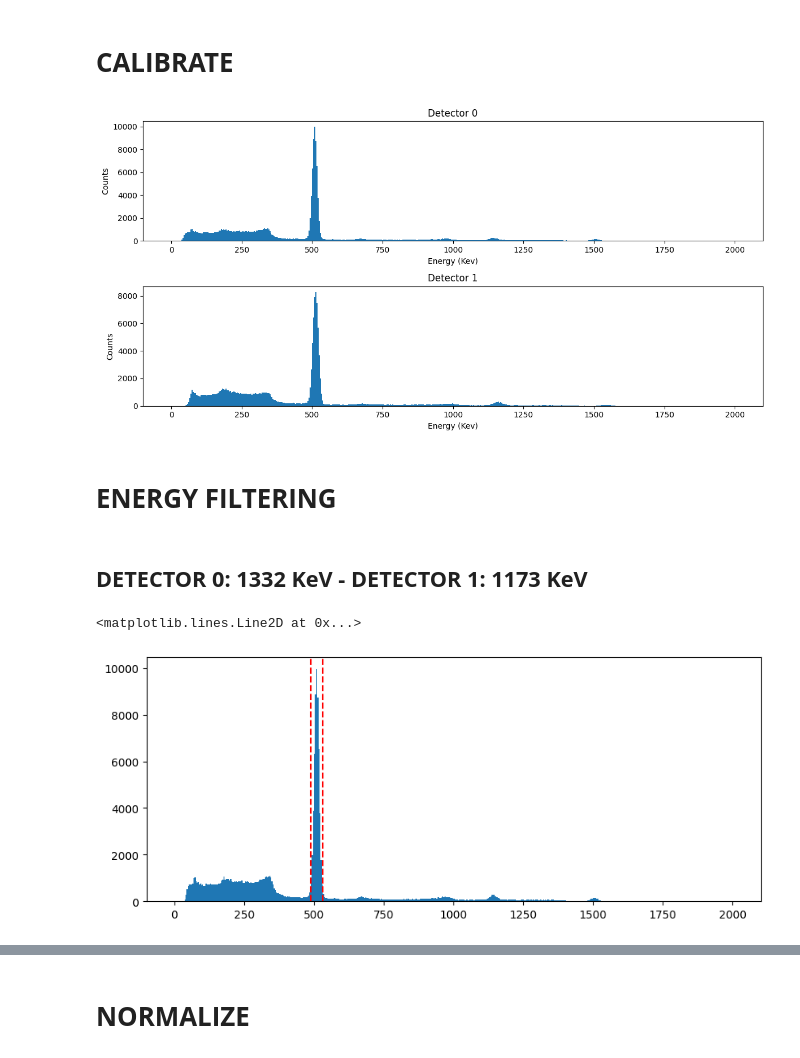
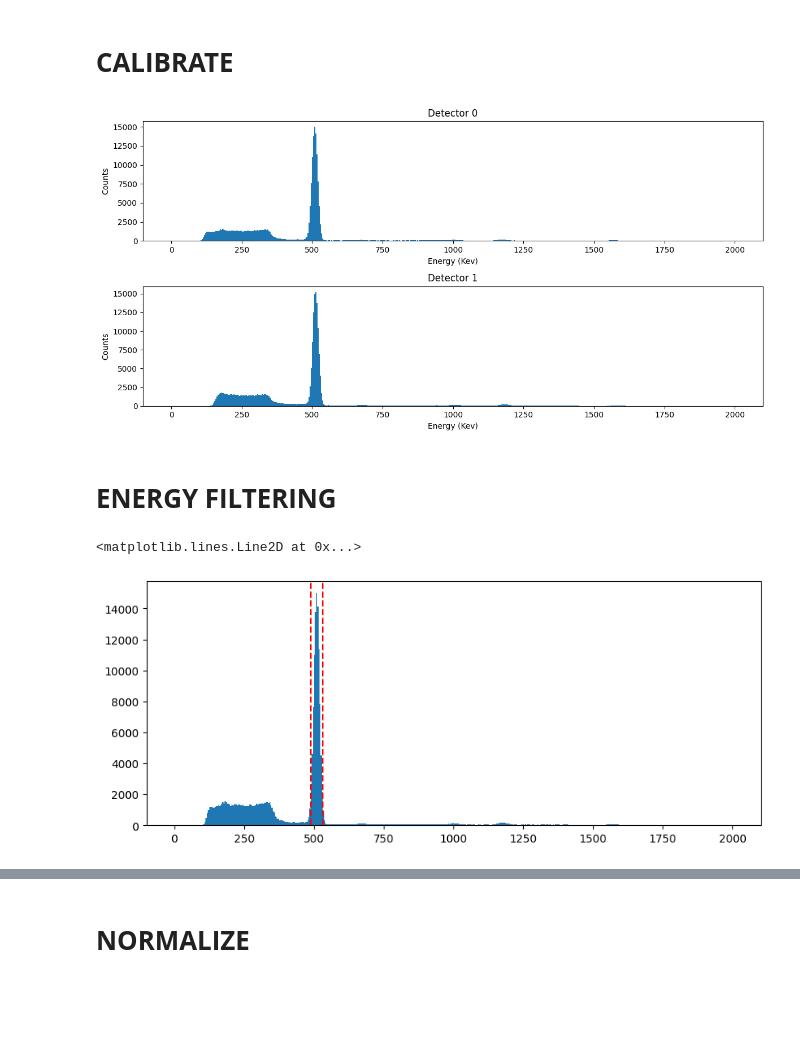
Before and after one commit to wjosefw/MLTiming, a Jupyter notebook: DEEP_TIMING_INITIAL_DATA_PROCESSING.ipynb, the cells around one changed output, grey strips where cells are left out. Drawn from its saved outputs; the diff is of its cells as text; code cells hidden in the pictures; blank space fills up the shorter version.

```diff
--- a/DEEP_TIMING_INITIAL_DATA_PROCESSING.ipynb
+++ b/DEEP_TIMING_INITIAL_DATA_PROCESSING.ipynb
@@ -57,10 +38,13 @@ ValueError: could not convert string '\\' to float64 at row 0, column 1.
+# %%
+data = np.fromfile('/home/josea/coin-pulses-Na-11-0.dat', dtype = 'float32')
+Nt2 = 931
+Nev = 200000
+Nc = 4
+data = data[0:Nt2*Nev*Nc].reshape((Nev,Nt2,Nc))
+data = data[:,:,:2]
 # %% [markdown]
 # **CALIBRATE**
 # %%
-# Choose source
-source = 0 # 0 == Na22, 1 == Co60
-
-
 # Calculate energies
-energy_dec0 = simpsons_rule_array(data[:,50:500,0],1)
-energy_dec1 = simpsons_rule_array(data[:,50:500,1],1)
+energy_dec0 = simpsons_rule_array(data[:,:800,0],1)
+energy_dec1 = simpsons_rule_array(data[:,:800,1],1)
@@ -110,3 +51,20 @@ if source == 1:
+# %%
+# Photopeak energies
+gamma_energy = 511
+
+# Calculate Calibration factors
+histogE, binsE = np.histogram(energy_dec0, bins = 500, range = [0,200]);
+index_gamma_dec0 = find_peaks(histogE, height = 1000)[0][-1]
+pos_gamma_dec0 = (binsE[index_gamma_dec0 + 1] + binsE[index_gamma_dec0])/2
+m_dec0 = gamma_energy/pos_gamma_dec0
+calibrado_dec0 = m_dec0*energy_dec0   # Linear calibration
+
+
+histogE, binsE = np.histogram(energy_dec1, bins = 500, range = [0,200]);
+index_gamma_dec1 = find_peaks(histogE, height = 1000)[0][-1]
+pos_gamma_dec1 = (binsE[index_gamma_dec1 + 1] + binsE[index_gamma_dec1])/2
+m_dec1 = gamma_energy/pos_gamma_dec1
+calibrado_dec1 = m_dec1*energy_dec1
 # %%
 # Plot spectra
 plt.figure(figsize = (12,6))
@@ -124,6 +82,6 @@ plt.title('Detector 1')
 
 plt.tight_layout() #Prevent titles from superposing
 # %% [output]
-[figure, old version]
+[figure, new version]
 # %% [markdown]
 # **ENERGY FILTERING**
@@ -150,11 +88,15 @@ if source == 1:
-# %% [markdown]
-## **DETECTOR 0: 1332 KeV - DETECTOR 1: 1173 KeV**
+# %%
+# Define energy gates
+gate_min_dec0 = 490
+gate_max_dec0 = 530
+gate_min_dec1 = 490
+gate_max_dec1 = 530
 # %%
 plt.figure(figsize = (10,4))
 plt.hist(calibrado_dec0, bins = 500, range = [0,2000]);
-plt.axvline(x = gate_min_dec0_gamma1, color = 'r', linestyle = '--')
-plt.axvline(x = gate_max_dec0_gamma1, color = 'r', linestyle = '--')
+plt.axvline(x = gate_min_dec0, color = 'r', linestyle = '--')
+plt.axvline(x = gate_max_dec0, color = 'r', linestyle = '--')
 # %% [output]
 <matplotlib.lines.Line2D at 0x...>
-[figure, old version]
+[figure, new version]
 # %%
```
Also changed, not shown: parts of 11 cells of this notebook, 13 other files.
